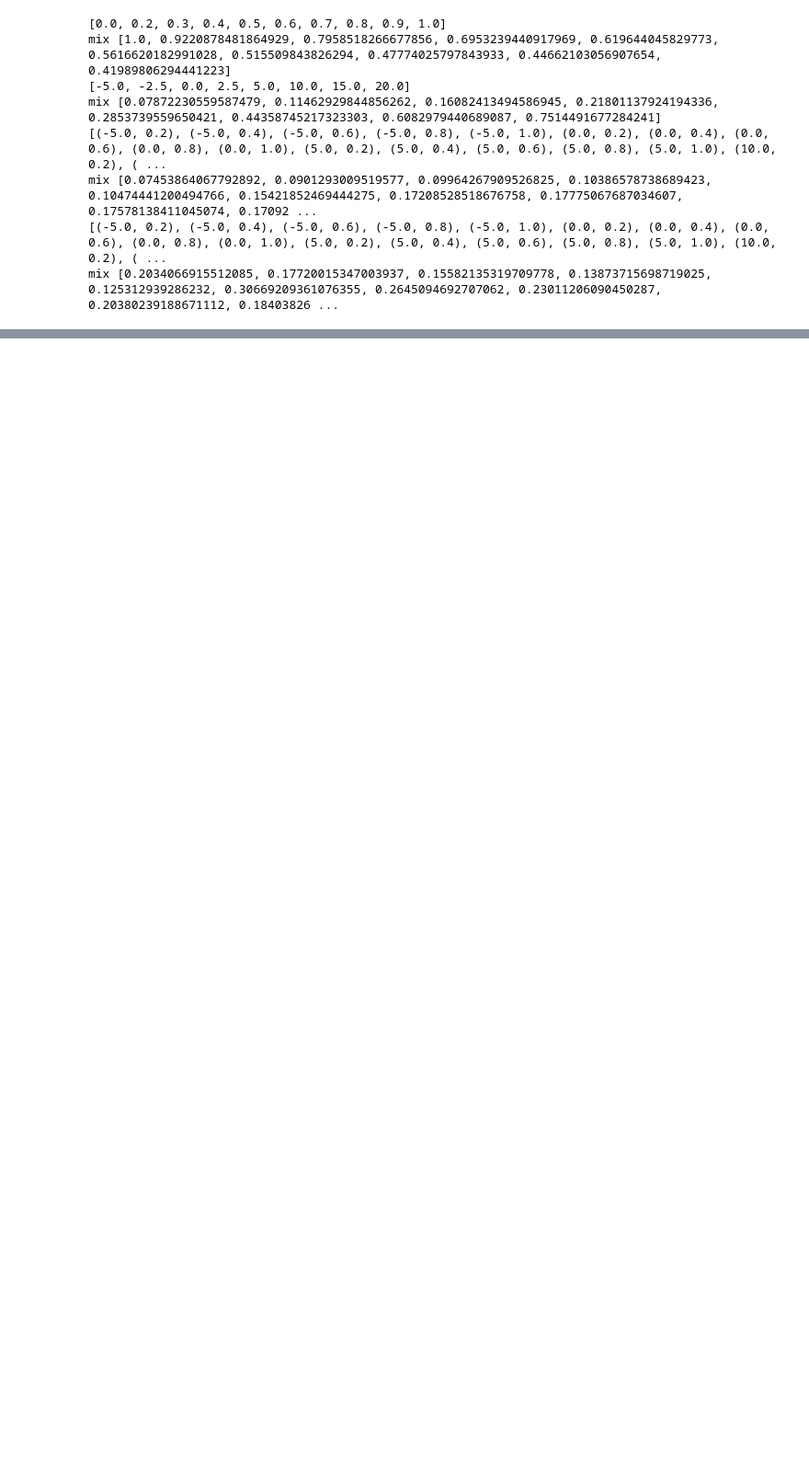
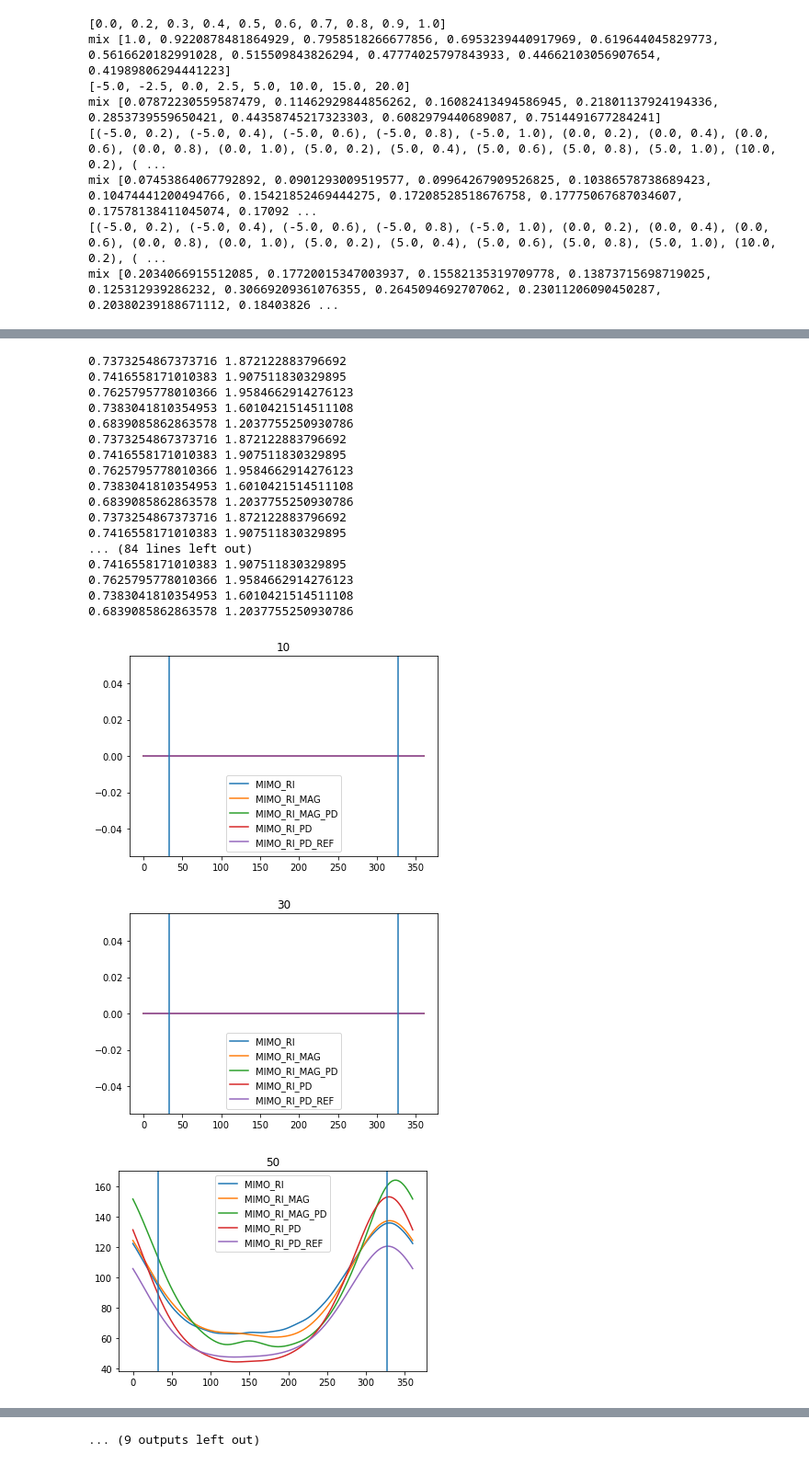
Before and after one commit to ssnani/Code, a Jupyter notebook: circular_array_doa.ipynb, the cells around one changed output, grey strips where cells are left out. Shown at 92% size. Saved outputs shown, nothing was run; the diff lists cells and outputs as text; code cells hidden in the pictures; blank space fills up the shorter version.

```diff
--- a/circular_array_doa.ipynb
+++ b/circular_array_doa.ipynb
@@ -420,0 +757,23 @@ miso_noisy_reverb_diffuse_log_dir = '../Logs/8cm_array_2mic/noisy_reverb/diffuse
+# %%
+exp_dict = miso_noisy_exp_dict # noisy_reverb_diffuse_exp_dict
+
+snr_list = [-5.0, -2.5, 0.0, 2.5, 5.0, 10.0, 15.0, 20.0]
+measures_list = ["STOI", "PESQ_NB"]
+keys_list = exp_dict.keys()
+
+
+for loss in Loss:
+    for measure in measures_list:
+        val_list=[]
+        for _snr in snr_list:
+            app_str = f"snr_{_snr}"
+            key_str = f'{loss}_{measure}_{app_str}' if "MIX" not in loss else f'{loss}_{measure}_epoch_{app_str}' #f'{measure}_{loss}_est_{num_mics}mic_enh_{mic_idx}_{app_str}' #inside file pattern
+
+            if key_str in keys_list:
+                val = exp_dict[key_str]
+            else:
+                #print(key_str)
+                val = 0.0
+            val_list.append(val)
+        #print(val_list)
+        print(f"{_snr}, {loss}, {measure}, {np.mean(val_list)}")
@@ -420,0 +874,42 @@ miso_noisy_reverb_diffuse_log_dir = '../Logs/8cm_array_2mic/noisy_reverb/diffuse
+# %%
+#circular array analysis
+log_dir = '/fs/scratch/PAS0774/Shanmukh/ControlledExp/random_seg/dbg_signals/simu_rirs_dbg_analysis/loss_functions_comparison_circular_array/noisy_reverb/diffuse/t60_1.0_snr_-5.0dB_corrected_doa_sig_norm'
+loss_list = ["MIMO_RI", "MIMO_RI_MAG", "MIMO_RI_MAG_PD", "MIMO_RI_PD", "MIMO_RI_PD_REF"]
+idx = 3
+all_est_dict = torch.load(os.path.join(log_dir, f'doa_1.0_{idx}_tol_5.0deg_euclid_True_wgt_mech_MASK.pt'))
+for frm in range(10, 399, 20):
+    plt.figure()
+    for loss in loss_list:
+        (est_f_doa, est_f_vals, est_utt_doa, est_frm_Acc, est_utt_Acc, metrics_list, est_mae_only_correct_frms, est_mae_only_incorrect_frms, est_mae_overall_only_vad_frms) = all_est_dict[f'{loss}']
+
+        print(metrics_list[0]['stoi'], metrics_list[0]['pesq_nb'])
+        #plt.figure()
+        plt.title(f'{frm}')
+        plt.plot(est_f_vals.flatten('F')[361*(frm-1):361*frm]) #column (theta)
+    plt.axvline(x=est_utt_doa)
+    plt.axvline(x=360-est_utt_doa)
+
+    #plt.plot(est_utt_doa*torch.ones(361))
+    #plt.plot(360 - est_utt_doa*torch.ones(361))
+    plt.legend(loss_list)
+# %% [output]
+0.7373254867373716 1.872122883796692
+0.7416558171010383 1.907511830329895
+0.7625795778010366 1.9584662914276123
+0.7383041810354953 1.6010421514511108
+0.6839085862863578 1.2037755250930786
+0.7373254867373716 1.872122883796692
+0.7416558171010383 1.907511830329895
+0.7625795778010366 1.9584662914276123
+0.7383041810354953 1.6010421514511108
+0.6839085862863578 1.2037755250930786
+0.7373254867373716 1.872122883796692
+0.7416558171010383 1.907511830329895
+... (84 lines left out)
+0.7416558171010383 1.907511830329895
+0.7625795778010366 1.9584662914276123
+0.7383041810354953 1.6010421514511108
+0.6839085862863578 1.2037755250930786
+[figure, added]
+[figure, added]
+[figure, added]
@@ -420,0 +924 @@ miso_noisy_reverb_diffuse_log_dir = '../Logs/8cm_array_2mic/noisy_reverb/diffuse
+... (9 outputs left out)
```
Also changed, not shown: parts of 30 cells of this notebook, 16 other files.
